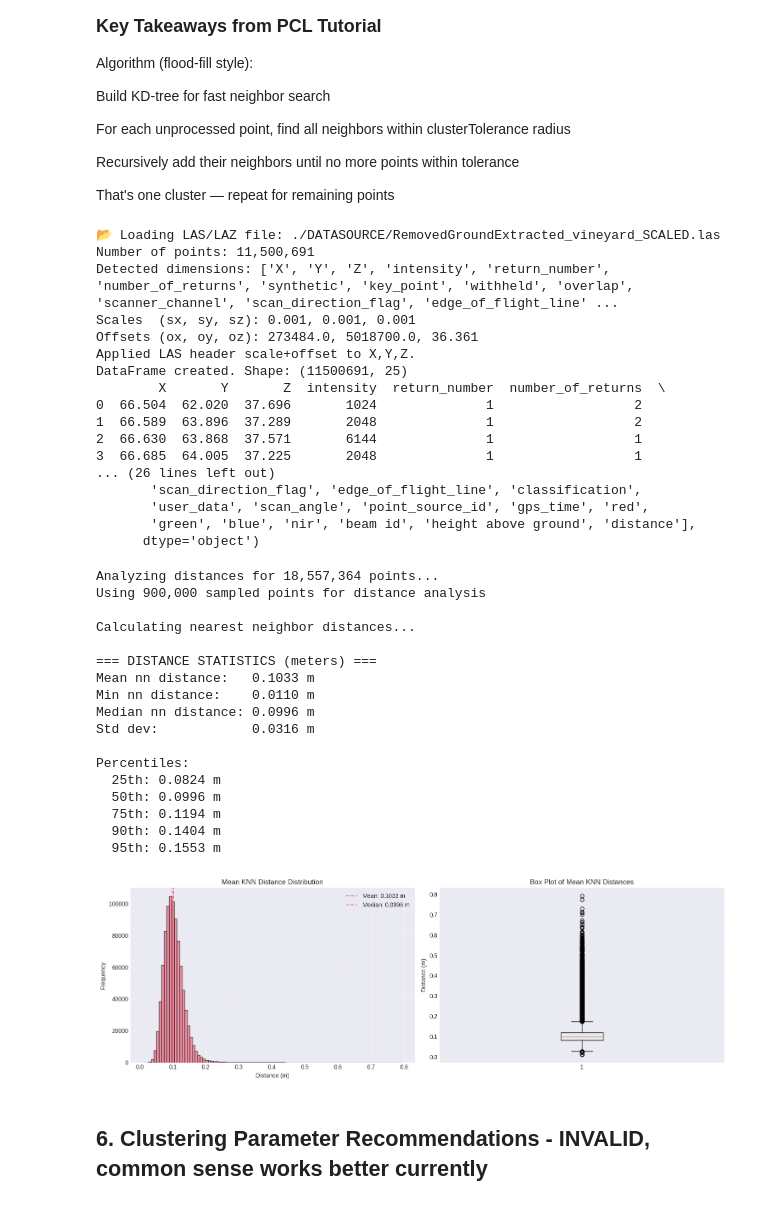
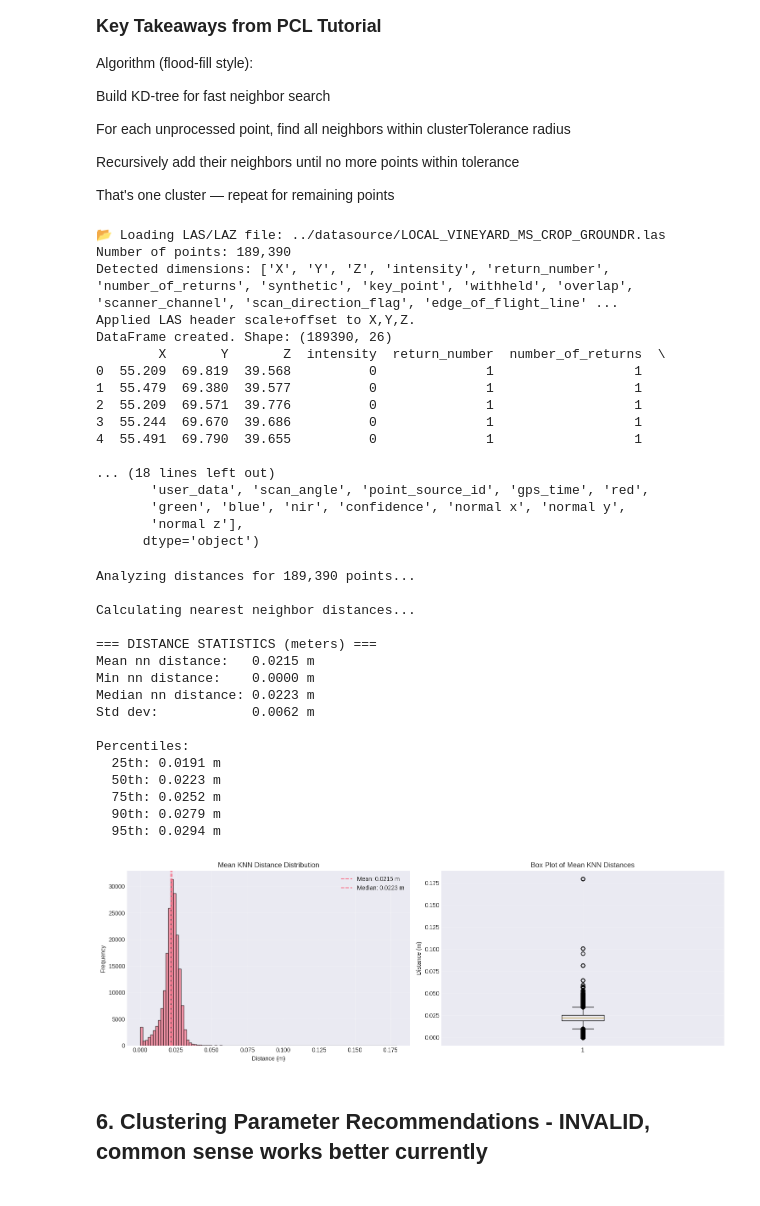
Before and after one commit to vuke123/vegetation-pcd-analysis, a Jupyter notebook: scripts/clustering_analysis.ipynb, the cells around one changed output. Saved outputs shown, nothing was run; the diff lists cells and outputs as text; code cells hidden in the pictures.

```diff
--- a/scripts/clustering_analysis.ipynb
+++ b/scripts/clustering_analysis.ipynb
@@ -370,29 +298,29 @@ Recursively add their neighbors until no more points within tolerance
 
 That's one cluster — repeat for remaining points
 # %%
-las_path = "./DATASOURCE/RemovedGroundExtracted_vineyard_SCALED.las"
+las_path = "../datasource/LOCAL_VINEYARD_MS_CROP_GROUNDR.las"
 
 df = point_cloud_to_dataframe(las_path, apply_scale=True)
 
 print(df.head())
 print(df.columns)
 # %% [output]
-📂 Loading LAS/LAZ file: ./DATASOURCE/RemovedGroundExtracted_vineyard_SCALED.las
-Number of points: 11,500,691
+📂 Loading LAS/LAZ file: ../datasource/LOCAL_VINEYARD_MS_CROP_GROUNDR.las
+Number of points: 189,390
 Detected dimensions: ['X', 'Y', 'Z', 'intensity', 'return_number', 'number_of_returns', 'synthetic', 'key_point', 'withheld', 'overlap', 'scanner_channel', 'scan_direction_flag', 'edge_of_flight_line' ...
-Scales  (sx, sy, sz): 0.001, 0.001, 0.001
-Offsets (ox, oy, oz): 273484.0, 5018700.0, 36.361
 Applied LAS header scale+offset to X,Y,Z.
-DataFrame created. Shape: (11500691, 25)
+DataFrame created. Shape: (189390, 26)
         X       Y       Z  intensity  return_number  number_of_returns  \
-0  66.504  62.020  37.696       1024              1                  2
-1  66.589  63.896  37.289       2048              1                  2
-2  66.630  63.868  37.571       6144              1                  1
-3  66.685  64.005  37.225       2048              1                  1
-... (26 lines left out)
-       'scan_direction_flag', 'edge_of_flight_line', 'classification',
+0  55.209  69.819  39.568          0              1                  1
+1  55.479  69.380  39.577          0              1                  1
+2  55.209  69.571  39.776          0              1                  1
+3  55.244  69.670  39.686          0              1                  1
+4  55.491  69.790  39.655          0              1                  1
+
+... (18 lines left out)
        'user_data', 'scan_angle', 'point_source_id', 'gps_time', 'red',
-       'green', 'blue', 'nir', 'beam id', 'height above ground', 'distance'],
+       'green', 'blue', 'nir', 'confidence', 'normal x', 'normal y',
+       'normal z'],
       dtype='object')
 # %%
 import numpy as np
@@ -445,46 +373,45 @@ def analyze_point_distances(df, n_sample=900000, k_neighbors=6):
     # Plot distribution: histogram + boxplot
     fig, axes = plt.subplots(1, 2, figsize=(15, 5))
 
     axes[0].hist(mean_nn_dist, bins=100, alpha=0.7, edgecolor='black')
     axes[0].axvline(mean_nn_dist.mean(), linestyle='--', label=f"Mean: {mean_nn_dist.mean():.4f} m")
     axes[0].axvline(np.median(mean_nn_dist), linestyle='--', label=f"Median: {np.median(mean_nn_dist):.4f} m")
     axes[0].set_xlabel("Distance (m)")
     axes[0].set_ylabel("Frequency")
     axes[0].set_title("Mean KNN Distance Distribution")
     axes[0].legend()
     axes[0].grid(True, alpha=0.3)
 
     axes[1].boxplot(mean_nn_dist, vert=True)
     axes[1].set_ylabel("Distance (m)")
     axes[1].set_title("Box Plot of Mean KNN Distances")
     axes[1].grid(True, alpha=0.3)
 
     plt.tight_layout()
     plt.show()
 
     return mean_nn_dist
 
 # Run distance analysis
-distances = analyze_point_distances(filtered_df, n_sample=900000, k_neighbors=6)
+distances = analyze_point_distances(df, n_sample=900000, k_neighbors=6)
 # %% [output]
-Analyzing distances for 18,557,364 points...
-Using 900,000 sampled points for distance analysis
+Analyzing distances for 189,390 points...
 
 Calculating nearest neighbor distances...
 
 === DISTANCE STATISTICS (meters) ===
-Mean nn distance:   0.1033 m
-Min nn distance:    0.0110 m
-Median nn distance: 0.0996 m
-Std dev:            0.0316 m
+Mean nn distance:   0.0215 m
+Min nn distance:    0.0000 m
+Median nn distance: 0.0223 m
+Std dev:            0.0062 m
 
 Percentiles:
-  25th: 0.0824 m
-  50th: 0.0996 m
-  75th: 0.1194 m
-  90th: 0.1404 m
-  95th: 0.1553 m
+  25th: 0.0191 m
+  50th: 0.0223 m
+  75th: 0.0252 m
+  90th: 0.0279 m
+  95th: 0.0294 m
-[figure, old version]
+[figure, new version]
 # %% [markdown]
 ## 6. Clustering Parameter Recommendations - INVALID, common sense works better currently
 # %%
```
Also changed, not shown: parts of 9 cells of this notebook, 6 other files.
